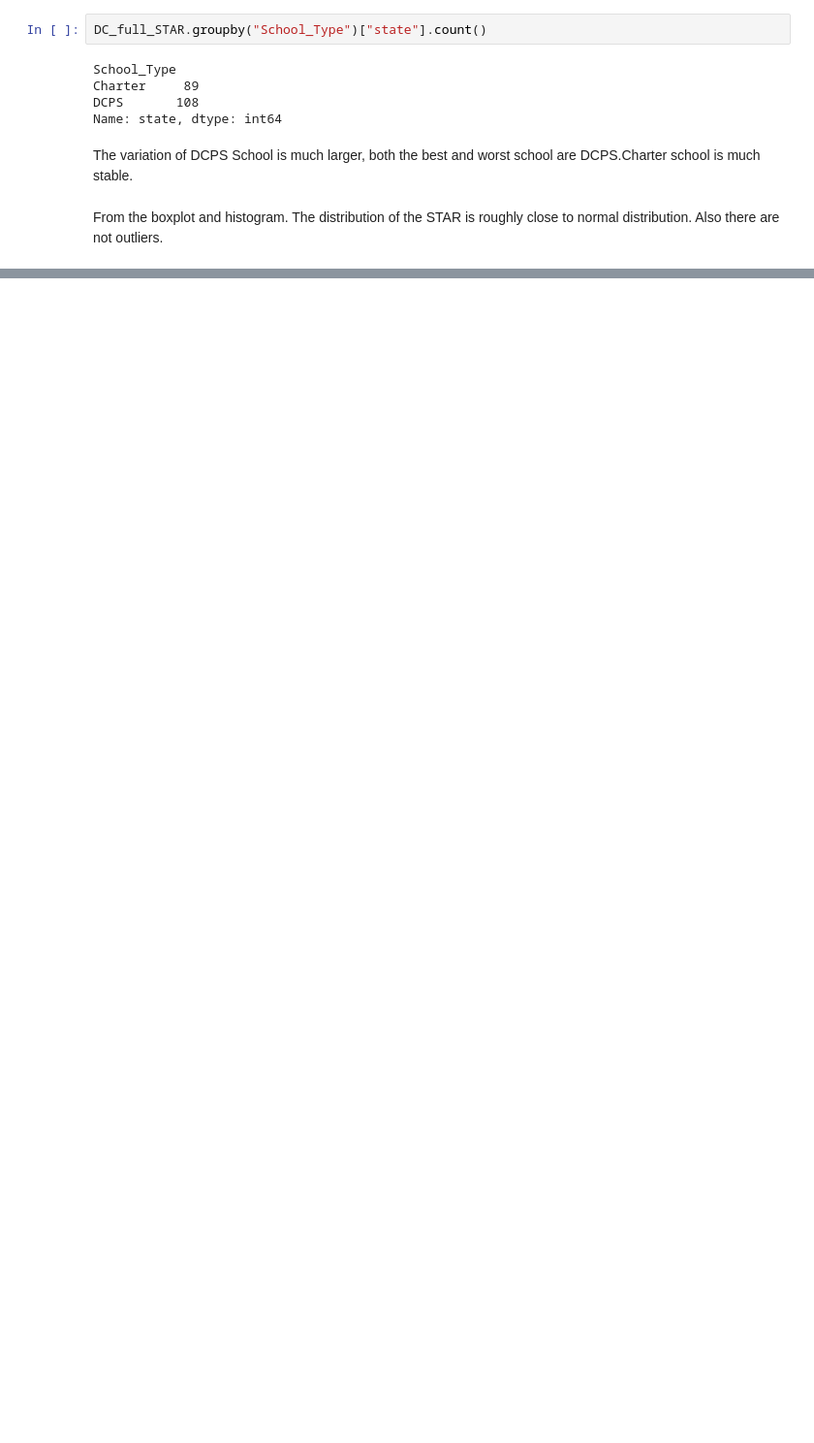
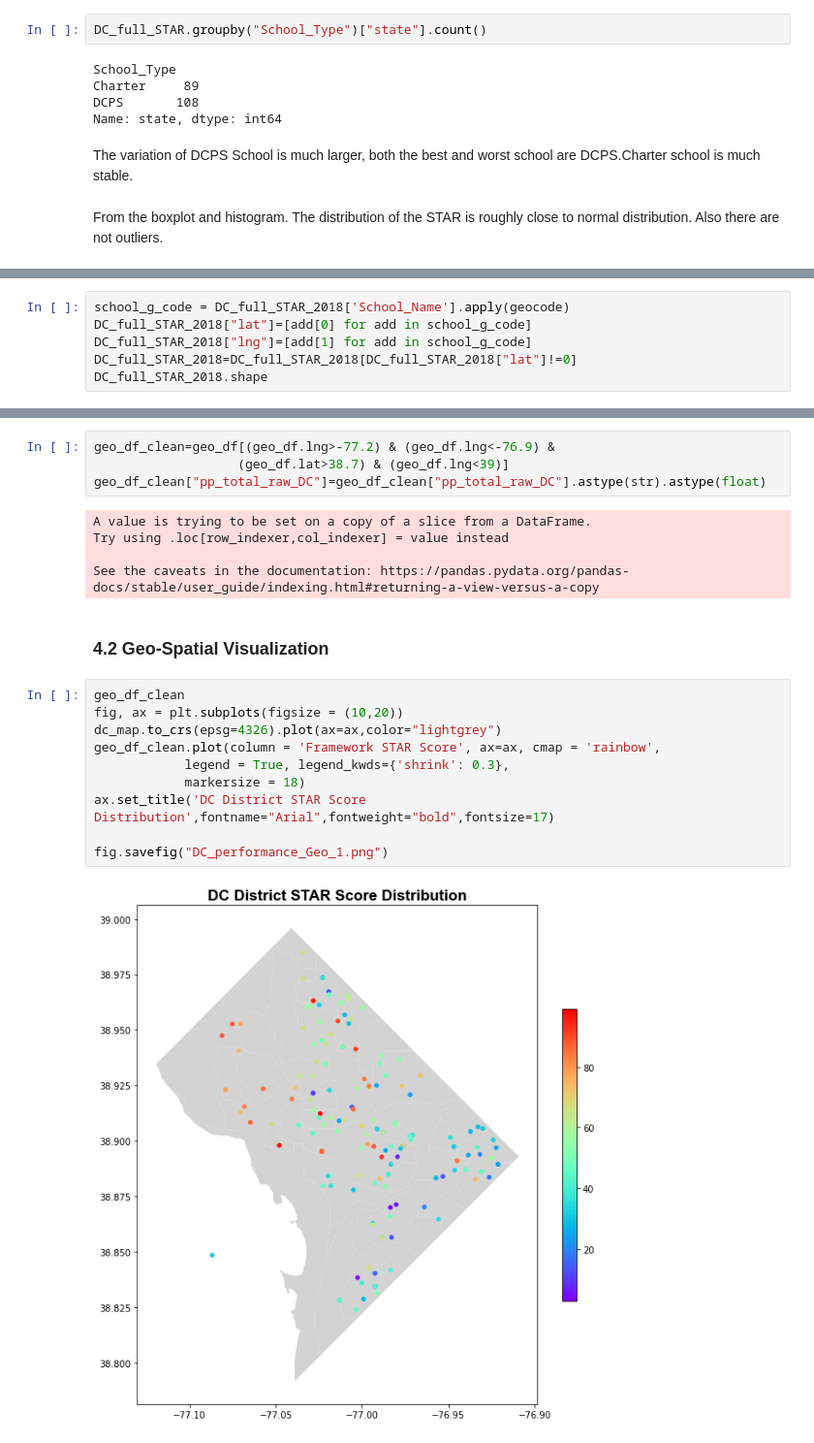
Before and after one commit to shiuanC/DC-Public-Schools-analysis, a Jupyter notebook: code/Ocean_OSSEDC_STAR_EDA.ipynb, the cells around one changed output, grey strips where cells are left out. Shown at 97% size. Saved outputs shown, nothing was run; the diff lists cells and outputs as text; blank space fills up the shorter version.

```diff
--- a/code/Ocean_OSSEDC_STAR_EDA.ipynb
+++ b/code/Ocean_OSSEDC_STAR_EDA.ipynb
@@ -255,0 +320,6 @@ ggplot(plot_data_5_1,aes(x="pp_total_raw_DC",y="Framework STAR Score"))\
+# %%
+school_g_code = DC_full_STAR_2018['School_Name'].apply(geocode)
+DC_full_STAR_2018["lat"]=[add[0] for add in school_g_code]
+DC_full_STAR_2018["lng"]=[add[1] for add in school_g_code]
+DC_full_STAR_2018=DC_full_STAR_2018[DC_full_STAR_2018["lat"]!=0]
+DC_full_STAR_2018.shape
@@ -255,0 +342,23 @@ ggplot(plot_data_5_1,aes(x="pp_total_raw_DC",y="Framework STAR Score"))\
+# %%
+geo_df_clean=geo_df[(geo_df.lng>-77.2) & (geo_df.lng<-76.9) &
+                   (geo_df.lat>38.7) & (geo_df.lng<39)]
+geo_df_clean["pp_total_raw_DC"]=geo_df_clean["pp_total_raw_DC"].astype(str).astype(float)
+# %% [output]
+A value is trying to be set on a copy of a slice from a DataFrame.
+Try using .loc[row_indexer,col_indexer] = value instead
+
+See the caveats in the documentation: https://pandas.pydata.org/pandas-docs/stable/user_guide/indexing.html#returning-a-view-versus-a-copy
+# %% [markdown]
+### 4.2 Geo-Spatial Visualization
+# %%
+geo_df_clean
+fig, ax = plt.subplots(figsize = (10,20))
+dc_map.to_crs(epsg=4326).plot(ax=ax,color="lightgrey")
+geo_df_clean.plot(column = 'Framework STAR Score', ax=ax, cmap = 'rainbow',
+            legend = True, legend_kwds={'shrink': 0.3},
+            markersize = 18)
+ax.set_title('DC District STAR Score Distribution',fontname="Arial",fontweight="bold",fontsize=17)
+
+fig.savefig("DC_performance_Geo_1.png")
+# %% [output]
+[figure, added]
```
Also changed, not shown: parts of 53 cells of this notebook, 14 other files.
